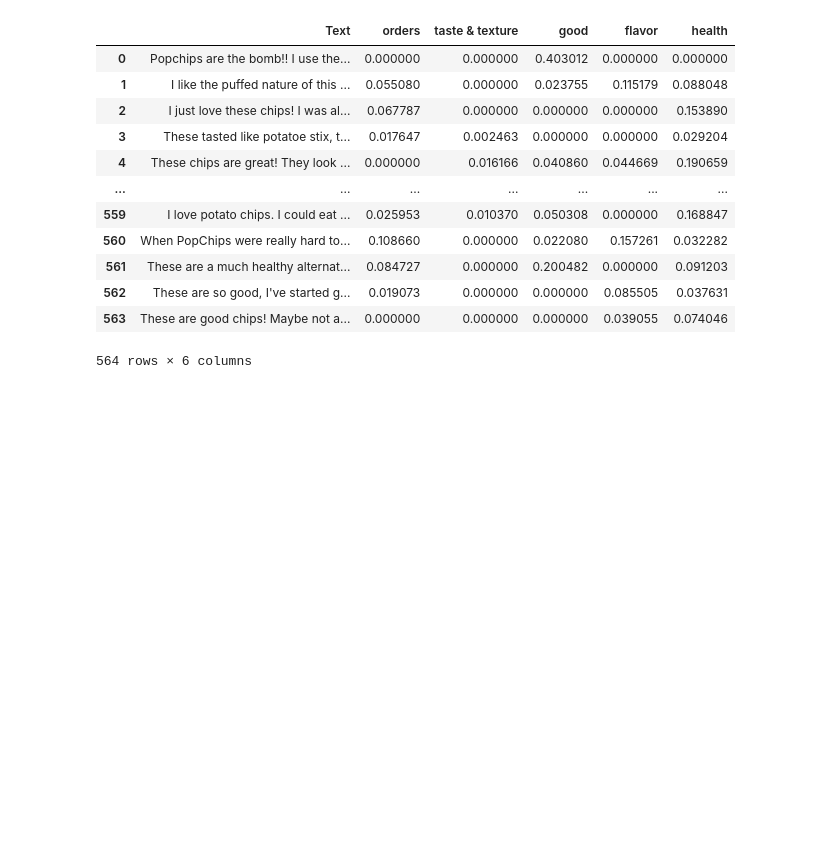
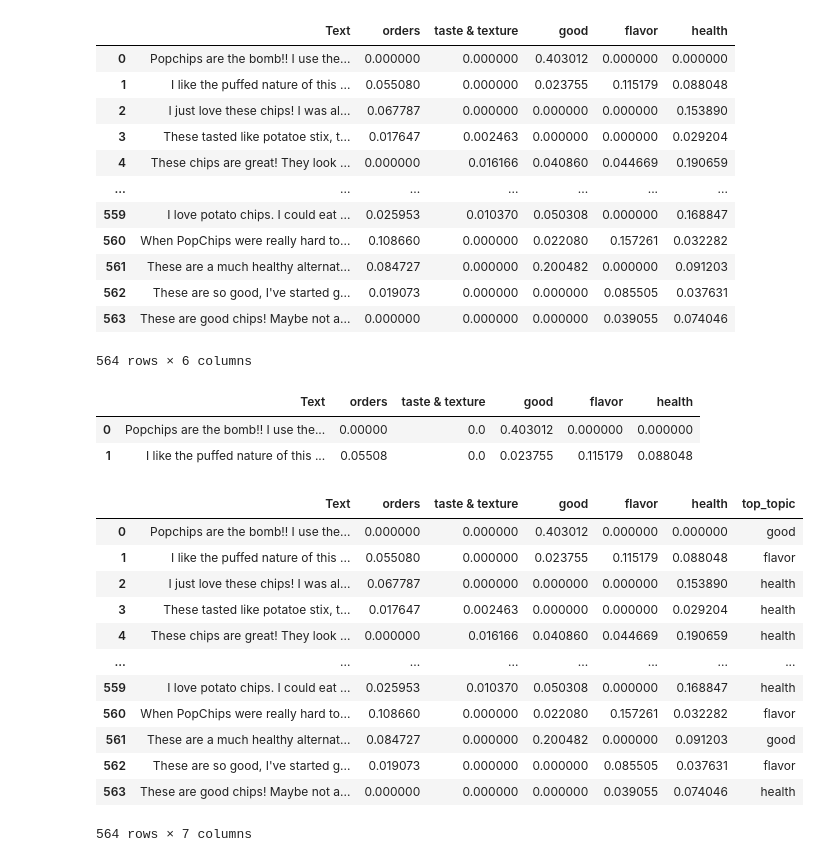
Before and after one commit to Camiloesp/PythonDataScience_NaturalLanguageProcessing, a Jupyter notebook: 3_NLP_MachineLearning.ipynb, the cells around one changed output. Cells and saved outputs as stored; diff of their text form; code cells hidden in the pictures; blank space fills up the shorter version.

Commit message:
Combine ML algorithms. Topic - Sentiment - EDA

```diff
--- a/3_NLP_MachineLearning.ipynb
+++ b/3_NLP_MachineLearning.ipynb
@@ -357,0 +360,24 @@ reviews_topics
+# %%
+final_topics = reviews_topics.copy()
+final_topics.head(2)
+# %% [output]
+|  | Text | orders | taste & texture | good | flavor | health |
+| 0 | Popchips are the bomb!! I use the... | 0.00000 | 0.0 | 0.403012 | 0.000000 | 0.000000 |
+| 1 | I like the puffed nature of this ... | 0.05508 | 0.0 | 0.023755 | 0.115179 | 0.088048 |
+# %%
+final_topics['top_topic'] = final_topics.iloc[:, 1:].idxmax(axis=1)
+final_topics
+# %% [output]
+|  | Text | orders | taste & texture | good | flavor | health | top_topic |
+| 0 | Popchips are the bomb!! I use the... | 0.000000 | 0.000000 | 0.403012 | 0.000000 | 0.000000 | good |
+| 1 | I like the puffed nature of this ... | 0.055080 | 0.000000 | 0.023755 | 0.115179 | 0.088048 | flavor |
+| 2 | I just love these chips! I was al... | 0.067787 | 0.000000 | 0.000000 | 0.000000 | 0.153890 | health |
+| 3 | These tasted like potatoe stix, t... | 0.017647 | 0.002463 | 0.000000 | 0.000000 | 0.029204 | health |
+| 4 | These chips are great! They look ... | 0.000000 | 0.016166 | 0.040860 | 0.044669 | 0.190659 | health |
+| ... | ... | ... | ... | ... | ... | ... | ... |
+| 559 | I love potato chips. I could eat ... | 0.025953 | 0.010370 | 0.050308 | 0.000000 | 0.168847 | health |
+| 560 | When PopChips were really hard to... | 0.108660 | 0.000000 | 0.022080 | 0.157261 | 0.032282 | flavor |
+| 561 | These are a much healthy alternat... | 0.084727 | 0.000000 | 0.200482 | 0.000000 | 0.091203 | good |
+| 562 | These are so good, I've started g... | 0.019073 | 0.000000 | 0.000000 | 0.085505 | 0.037631 | flavor |
+| 563 | These are good chips! Maybe not a... | 0.000000 | 0.000000 | 0.000000 | 0.039055 | 0.074046 | health |
+564 rows × 7 columns
```
Also changed, not shown: parts of 4 cells of this notebook.
